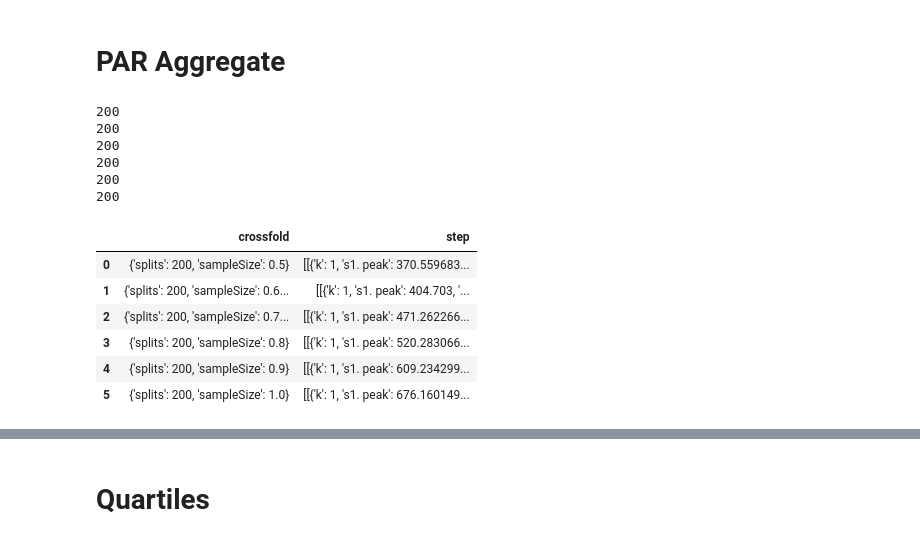
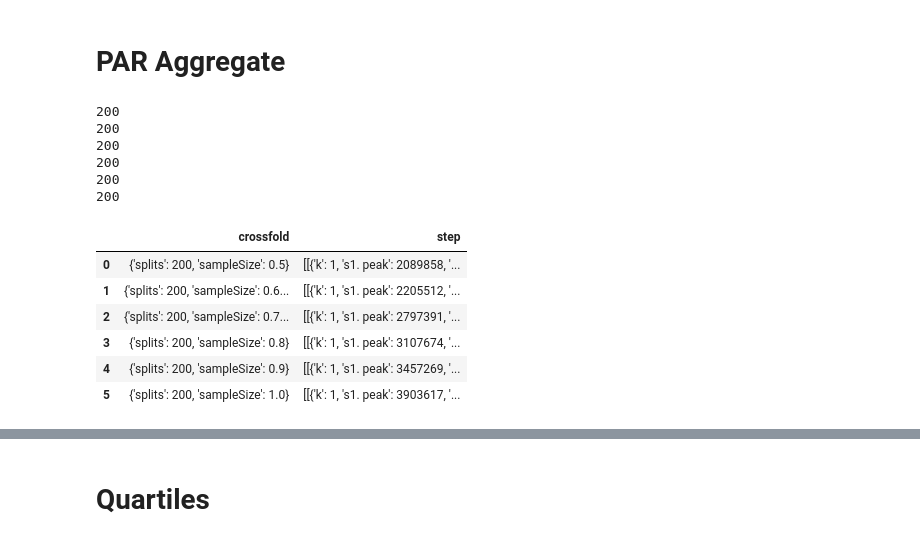
Before and after one commit to vicaba/siot-eclustering-viz, a Jupyter notebook: siot-clustering2.ipynb, the cells around one changed output, grey strips where cells are left out. Saved outputs shown, nothing was run; the diff lists cells and outputs as text; code cells hidden in the pictures.

```diff
--- a/siot-clustering2.ipynb
+++ b/siot-clustering2.ipynb
@@ -164,7 +164,7 @@ def sample_size_range(sample_size_min, sample_size_max):
 #summaryBatch_global = pd.read_json("./files/scheduler_tests/complete_2.9c/summaryBatch.json")
 import itertools
 
-directory = "real_dataset_05-05-2020"
+directory = "synthetic_11-05-2020"
 
 exp1_splits = 200
 exp1_k = 6
@@ -194,39 +194,39 @@ for sampleSizeIdx, sampleSize in enumerate(sample_size_range(exp1_sample_size_mi
 
     for ki in range(0, exp1_k):
         step_k = [item for ks in steps_ks for item in ks if item["k"] == ki + 1]
         steps.append(step_k)
 
     steps = sorted(steps, key=lambda x: x[0]["k"])
 
     list_of_splits = []
     for split in range(0, exp1_splits):
         list_of_split = []
         for ki in range(0, exp1_k):
             item = steps[ki].pop()
             list_of_split.append(item)
         #sorted(list_of_split.
         list_of_splits.append(list_of_split)
 
     r.append({"crossfold": {"splits" : 200, "sampleSize": sampleSize}, "step": list_of_splits})
 
 with open(f"./files/scheduler_tests/{directory}/merged_file.json", "w") as outfile:
      json.dump(r, outfile)
 summaryBatch_global = pd.read_json(f"./files/scheduler_tests/{directory}/merged_file.json")
 summaryBatch_global
 # %% [output]
 200
 200
 200
 200
 200
 200
 |  | crossfold | step |
-| 0 | {'splits': 200, 'sampleSize': 0.5} | [[{'k': 1, 's1. peak': 370.559683... |
-| 1 | {'splits': 200, 'sampleSize': 0.6... | [[{'k': 1, 's1. peak': 404.703, '... |
-| 2 | {'splits': 200, 'sampleSize': 0.7... | [[{'k': 1, 's1. peak': 471.262266... |
-| 3 | {'splits': 200, 'sampleSize': 0.8} | [[{'k': 1, 's1. peak': 520.283066... |
-| 4 | {'splits': 200, 'sampleSize': 0.9} | [[{'k': 1, 's1. peak': 609.234299... |
-| 5 | {'splits': 200, 'sampleSize': 1.0} | [[{'k': 1, 's1. peak': 676.160149... |
+| 0 | {'splits': 200, 'sampleSize': 0.5} | [[{'k': 1, 's1. peak': 2089858, '... |
+| 1 | {'splits': 200, 'sampleSize': 0.6... | [[{'k': 1, 's1. peak': 2205512, '... |
+| 2 | {'splits': 200, 'sampleSize': 0.7... | [[{'k': 1, 's1. peak': 2797391, '... |
+| 3 | {'splits': 200, 'sampleSize': 0.8} | [[{'k': 1, 's1. peak': 3107674, '... |
+| 4 | {'splits': 200, 'sampleSize': 0.9} | [[{'k': 1, 's1. peak': 3457269, '... |
+| 5 | {'splits': 200, 'sampleSize': 1.0} | [[{'k': 1, 's1. peak': 3903617, '... |
 # %%
 exp1_treated = crossfold_as_df(exp1_k, summaryBatch_global)
 k2 = 2
```
Also changed, not shown: parts of 11 cells of this notebook, 53 other files.
